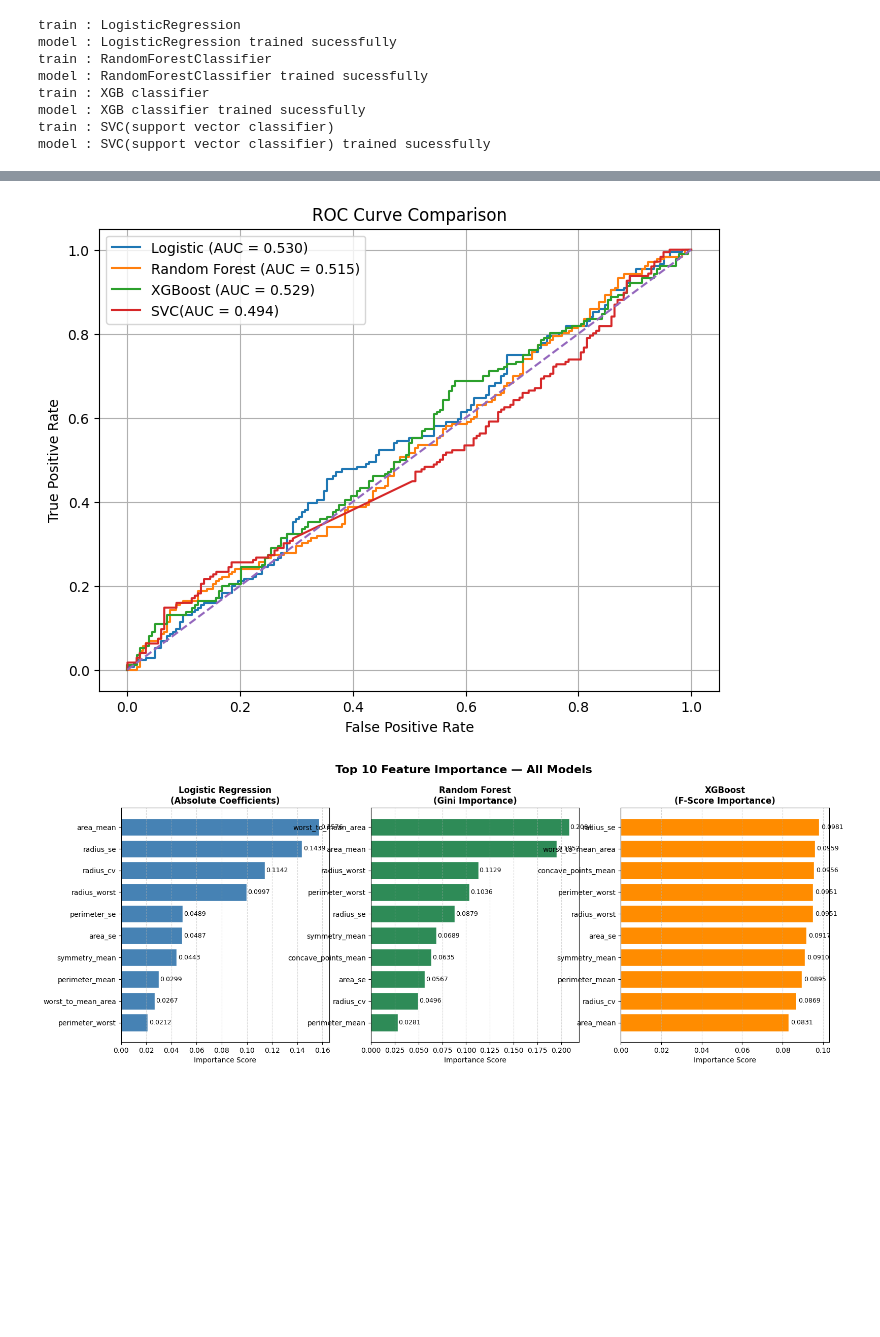
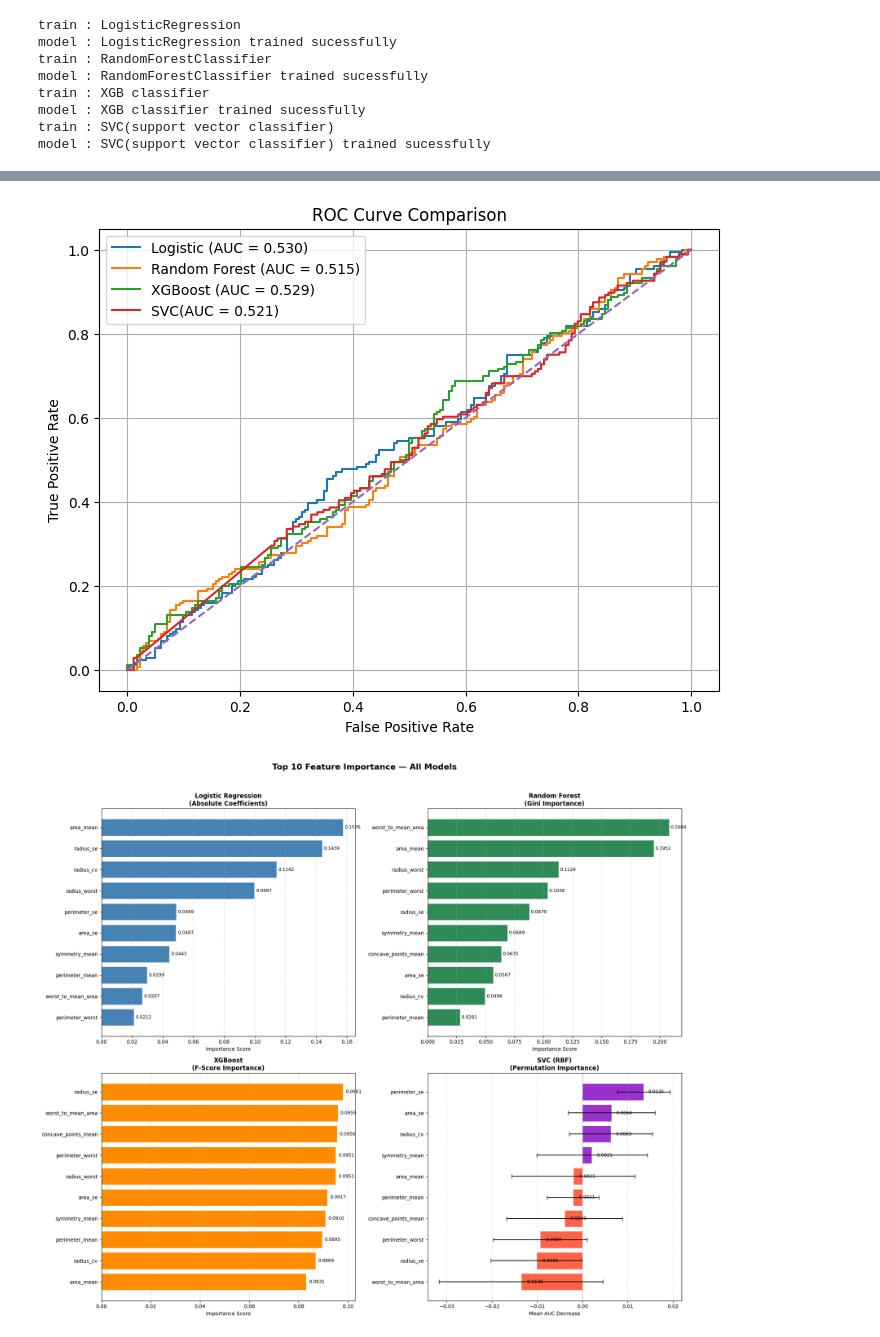
Before and after one commit to Ishasavani1402/Machin_Learning, a Jupyter notebook: breast_cancer/ml.ipynb, the cells around one changed output, grey strips where cells are left out. Drawn from its saved outputs; the diff is of its cells as text; code cells hidden in the pictures; blank space fills up the shorter version.

```diff
--- a/breast_cancer/ml.ipynb
+++ b/breast_cancer/ml.ipynb
@@ -80,7 +82,7 @@ pipe_svc = Pipeline([
   ('scaler', StandardScaler()),
   ('model', SVC(
     kernel='rbf', # RBF handles non-linear boundaries
-    C=1.0, # regularization strength
+    C=30, # regularization strength
     gamma='scale', # auto-scales with n_features
     class_weight='balanced',
     probability=True, # needed for predict_proba & AUC
@@ -192,17 +194,17 @@ plt.legend()
 plt.grid()
 plt.show()
 # %% [output]
-[figure, old version]
+[figure, new version]
 # %%
 import numpy as np
 from sklearn.inspection import permutation_importance
 
-fig, axes = plt.subplots(1, 3, figsize=(18, 6))
+fig, axes = plt.subplots(2, 2, figsize=(18, 15))
 fig.suptitle('Top 10 Feature Importance — All Models', fontsize=16, fontweight='bold', y=1.02)
 feature_names = x.columns.tolist()
 
 # ── 1. Logistic Regression — Coefficients as Importance ──────────────────────
-ax1 = axes[0]
+ax1 = axes[0 , 0]
 
 lr_model      = Pipe_lr.named_steps['model']
 lr_importance = np.abs(lr_model.coef_[0])          # absolute coefficients
@@ -221,7 +223,7 @@ ax1.grid(axis='x', linestyle='--', alpha=0.5)
 
 
 # ── 2. Random Forest — Built-in Feature Importance ───────────────────────────
-ax2 = axes[1]
+ax2 = axes[0,1]
 
 rf_model      = pipe_rf.named_steps['model']
 rf_importance = rf_model.feature_importances_
@@ -240,7 +242,7 @@ ax2.grid(axis='x', linestyle='--', alpha=0.5)
 
 
 # ── 3. XGBoost — Built-in Feature Importance ─────────────────────────────────
-ax3 = axes[2]
+ax3 = axes[1,0]
 
 xgb_model      = pipe_xg.named_steps['model']
 xgb_importance = xgb_model.feature_importances_
@@ -260,39 +262,37 @@ ax3.grid(axis='x', linestyle='--', alpha=0.5)
 
 # 4 : SVC
 
-fig, axes = plt.subplots(1, 4, figsize=(24, 6))   # change 1,3 → 1,4 at the top
-
-ax4 = axes[3]
+ax4 = axes[1,1]
 
 svc_perm    = permutation_importance(pipe_svc, x_test, y_test,
                                      n_repeats=30, random_state=42,
                                      scoring='roc_auc')
 svc_values  = svc_perm.importances_mean
 svc_std     = svc_perm.importances_std
 svc_indices = np.argsort(svc_values)[::-1][:10]   # top 10
 
 svc_features = [feature_names[i] for i in svc_indices]
 svc_vals     = svc_values[svc_indices]
 svc_errs     = svc_std[svc_indices]
 
 colors = ['darkorchid' if v > 0 else 'tomato' for v in svc_vals[::-1]]
 
 bars = ax4.barh(svc_features[::-1], svc_vals[::-1],
                 xerr=svc_errs[::-1],          # error bars show std across 30 repeats
                 color=colors, edgecolor='white',
                 capsize=4)
 
 ax4.set_title('SVC (RBF)\n(Permutation Importance)', fontweight='bold')
 ax4.set_xlabel('Mean AUC Decrease')
 ax4.axvline(0, color='gray', linewidth=0.8, linestyle='--')   # zero line
 
 for bar, val in zip(bars, svc_vals[::-1]):
     ax4.text(bar.get_width() + 0.001, bar.get_y() + bar.get_height()/2,
              f'{val:.4f}', va='center', fontsize=9)
 ax4.grid(axis='x', linestyle='--', alpha=0.5)
 
 plt.tight_layout()
 plt.savefig('feature_importance.png', dpi=150, bbox_inches='tight')
 plt.show()
 # %% [output]
-[figure, old version]
+[figure, new version]
```
Also changed, not shown: parts of 6 cells of this notebook, 2 other files.
